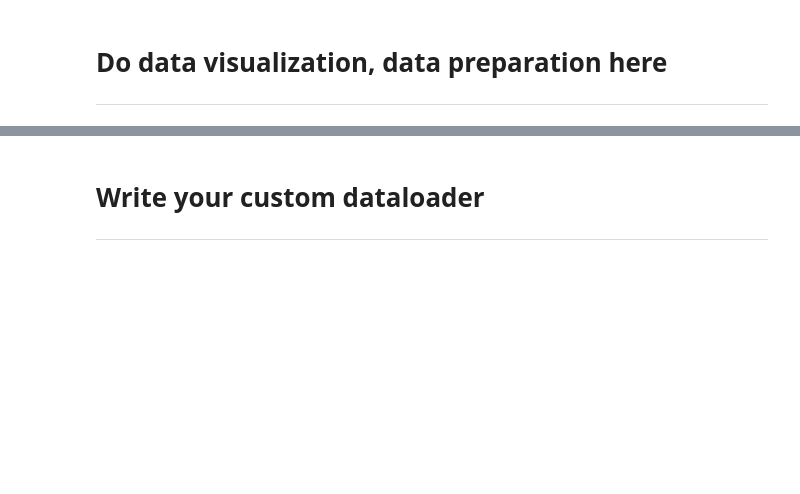
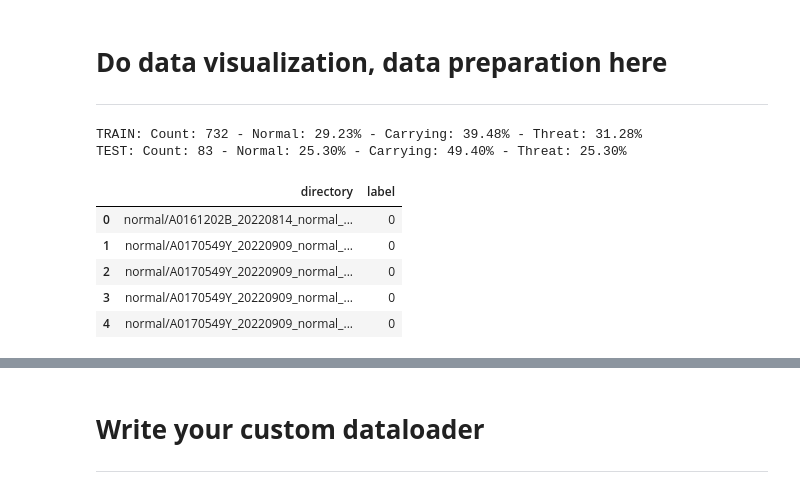
Before and after one commit to hmanhduc2k/CS4243-Mini-Project, a Jupyter notebook: CS4243_MiniProject.ipynb, the cells around one changed output, grey strips where cells are left out. Cells and saved outputs as stored; diff of their text form; code cells hidden in the pictures; blank space fills up the shorter version.

```diff
--- a/CS4243_MiniProject.ipynb
+++ b/CS4243_MiniProject.ipynb
@@ -68 +70,26 @@ import numpy as np
+# %%
+train_df = pd.read_csv("train_label.csv")
+test_df = pd.read_csv("test_label.csv")
+count = len(train_df)
+normal_count = len(train_df[train_df["label"] == 0])
+carrying_count = len(train_df[train_df["label"] == 1])
+threat_count = len(train_df[train_df["label"] == 2])
+print(f'TRAIN: Count: {count} - Normal: {normal_count*100/count:.2f}% - Carrying: {carrying_count*100/count:.2f}% - Threat: {threat_count*100/count:.2f}%')
+
+count = len(test_df)
+normal_count = len(test_df[test_df["label"] == 0])
+carrying_count = len(test_df[test_df["label"] == 1])
+threat_count = len(test_df[test_df["label"] == 2])
+print(f'TEST: Count: {count} - Normal: {normal_count*100/count:.2f}% - Carrying: {carrying_count*100/count:.2f}% - Threat: {threat_count*100/count:.2f}%')
+
+train_df.head()
+# %% [output]
+TRAIN: Count: 732 - Normal: 29.23% - Carrying: 39.48% - Threat: 31.28%
+TEST: Count: 83 - Normal: 25.30% - Carrying: 49.40% - Threat: 25.30%
+|  | directory | label |
+| 0 | normal/A0161202B_20220814_normal_... | 0 |
+| 1 | normal/A0170549Y_20220909_normal_... | 0 |
+| 2 | normal/A0170549Y_20220909_normal_... | 0 |
+| 3 | normal/A0170549Y_20220909_normal_... | 0 |
+| 4 | normal/A0170549Y_20220909_normal_... | 0 |
 # %%
```
Also changed, not shown: parts of 6 cells of this notebook, 6 other files.
